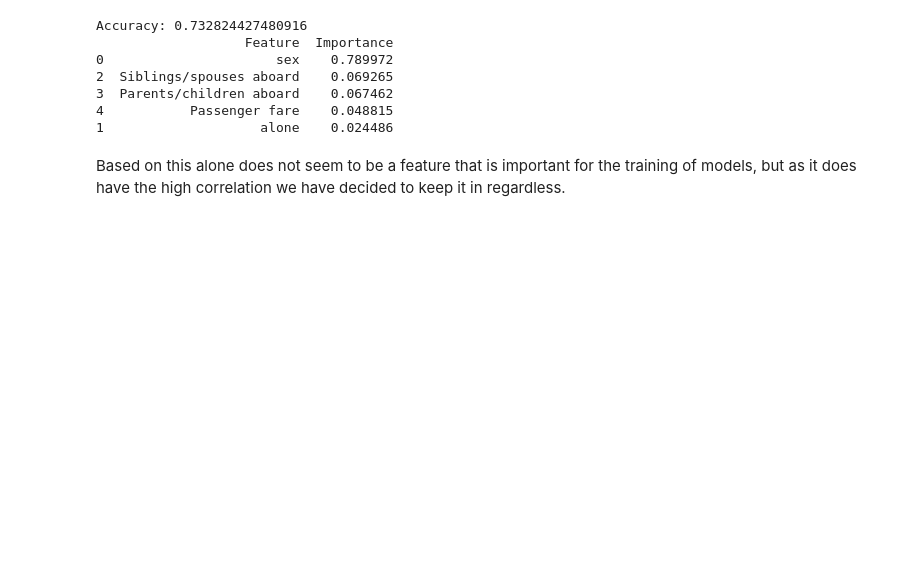
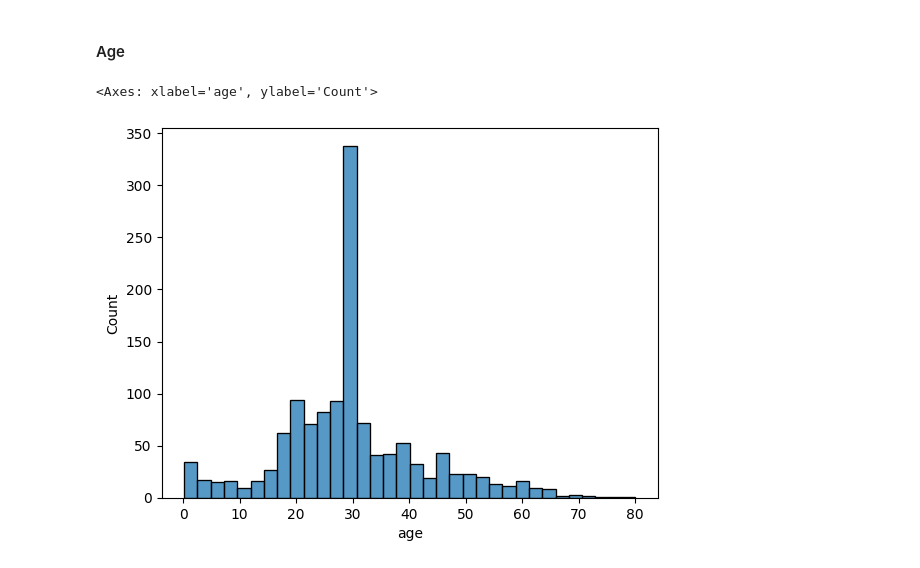
Before and after one commit to HannahCimene/TrioData_Masters, a Jupyter notebook: Files/titanic_dataset/titanic_eda.ipynb, the cells around one changed output. Drawn from its saved outputs; the diff is of its cells as text; code cells hidden in the pictures; blank space fills up the shorter version.

```diff
--- a/Files/titanic_dataset/titanic_eda.ipynb
+++ b/Files/titanic_dataset/titanic_eda.ipynb
@@ -68,35 +80,7 @@ Based on the correlation, it seems that alone may be an interesting feature, let
-# %%
-X = df.drop(['Survived'], axis=1)
-y = df['Survived']
-
-X_train, X_test, y_train, y_test = train_test_split(X, y, test_size=0.2, random_state=42)
-
-model = xgb.XGBClassifier()
-model.fit(X_train, y_train)
-
-predictions = model.predict(X_test)
-accuracy = accuracy_score(y_test, predictions)
-
-print(f'Accuracy: {accuracy}')
-
-# Access the feature importance scores
-feature_importance = model.feature_importances_
-
-# Create a DataFrame to associate feature names with their importance scores
-feature_importance_df = pd.DataFrame({'Feature': X.columns, 'Importance': feature_importance})
-
-# Sort the DataFrame by importance in descending order
-feature_importance_df = feature_importance_df.sort_values(by='Importance', ascending=False)
-
-# Display the feature importance scores
-print(feature_importance_df)
-# %% [output]
-Accuracy: 0.732824427480916
-                   Feature  Importance
-0                      sex    0.789972
-2  Siblings/spouses aboard    0.069265
-3  Parents/children aboard    0.067462
-4           Passenger fare    0.048815
-1                    alone    0.024486
-# %% [markdown]
-Based on this alone does not seem to be a feature that is important for the training of models, but as it does have the high correlation we have decided to keep it in regardless.
+# %% [markdown]
+#### Age
+# %%
+sns.histplot(data=df, x='age')
+# %% [output]
+<Axes: xlabel='age', ylabel='Count'>
+[figure, added]
```
Also changed, not shown: parts of 33 cells of this notebook, 1 other file.
